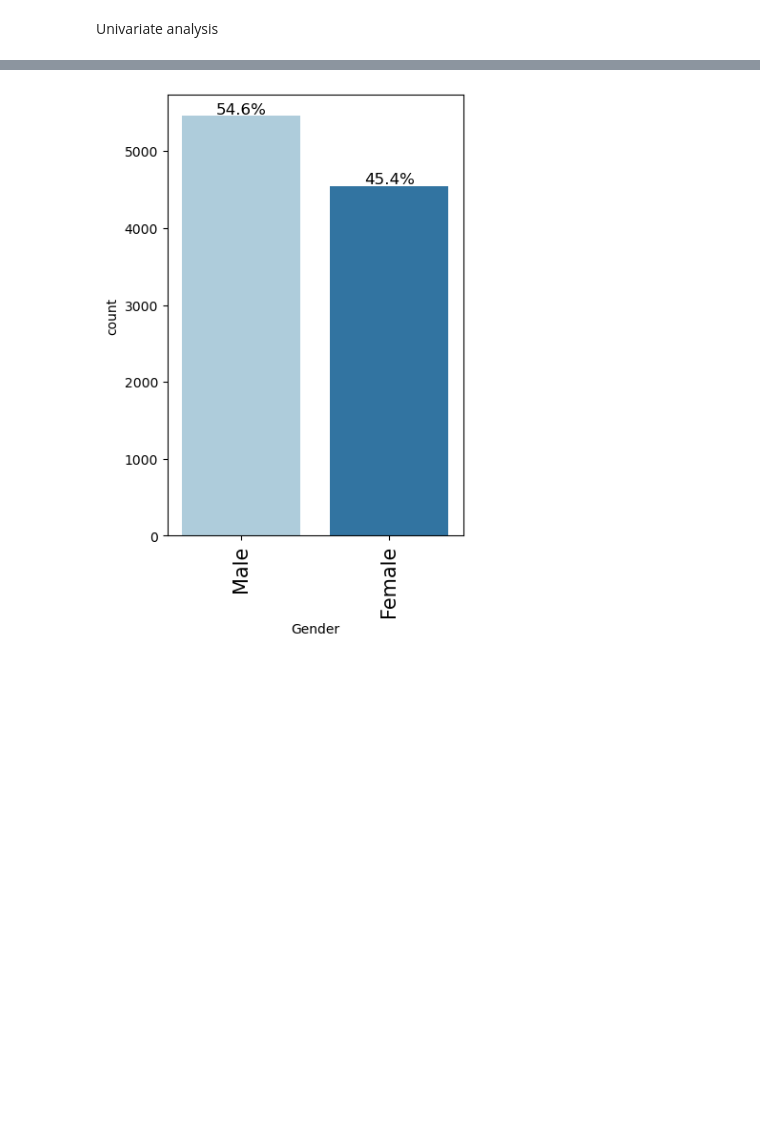
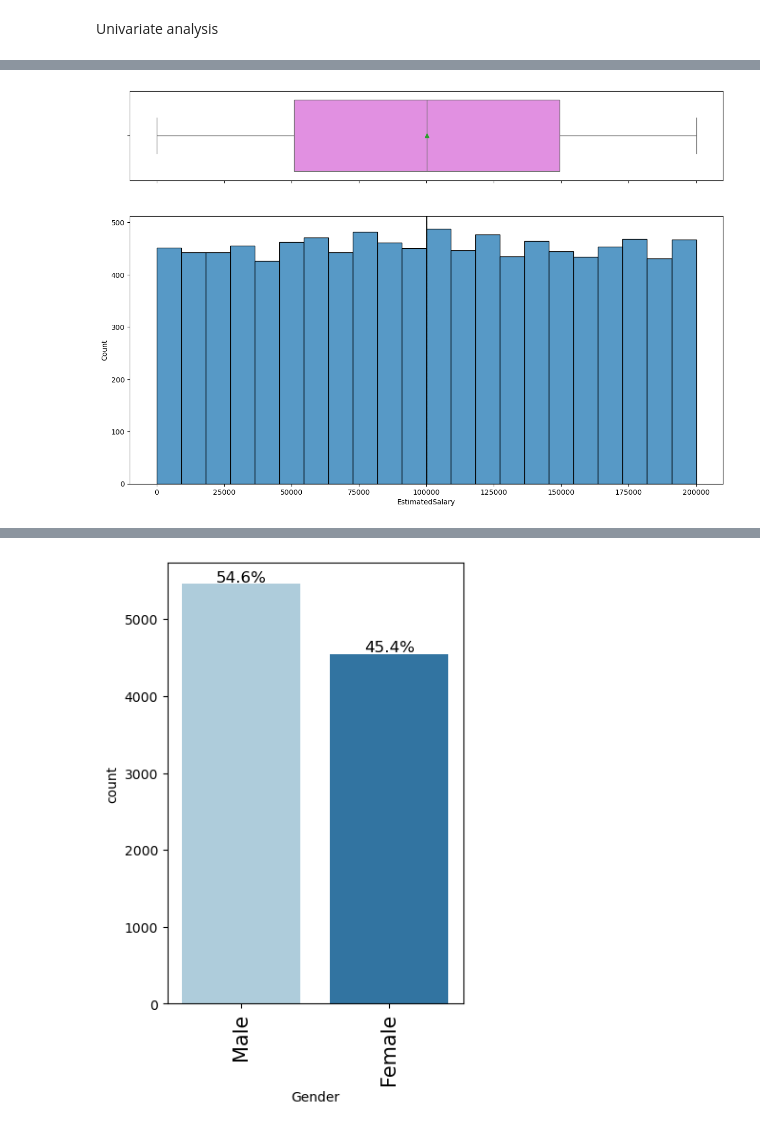
Before and after one commit to adwoaBoadi/Neural-Network-Modeling, a Jupyter notebook: EDA.ipynb, the cells around one changed output, grey strips where cells are left out. Saved outputs shown, nothing was run; the diff lists cells and outputs as text; code cells hidden in the pictures; blank space fills up the shorter version.

```diff
--- a/EDA.ipynb
+++ b/EDA.ipynb
@@ -126,0 +132,4 @@ NameError: name 'plt' is not defined
+# %%
+histogram_boxplot(df,'EstimatedSalary')
+# %% [output]
+[figure, added]
```
Also changed, not shown: parts of 15 cells of this notebook, 1 other file.
